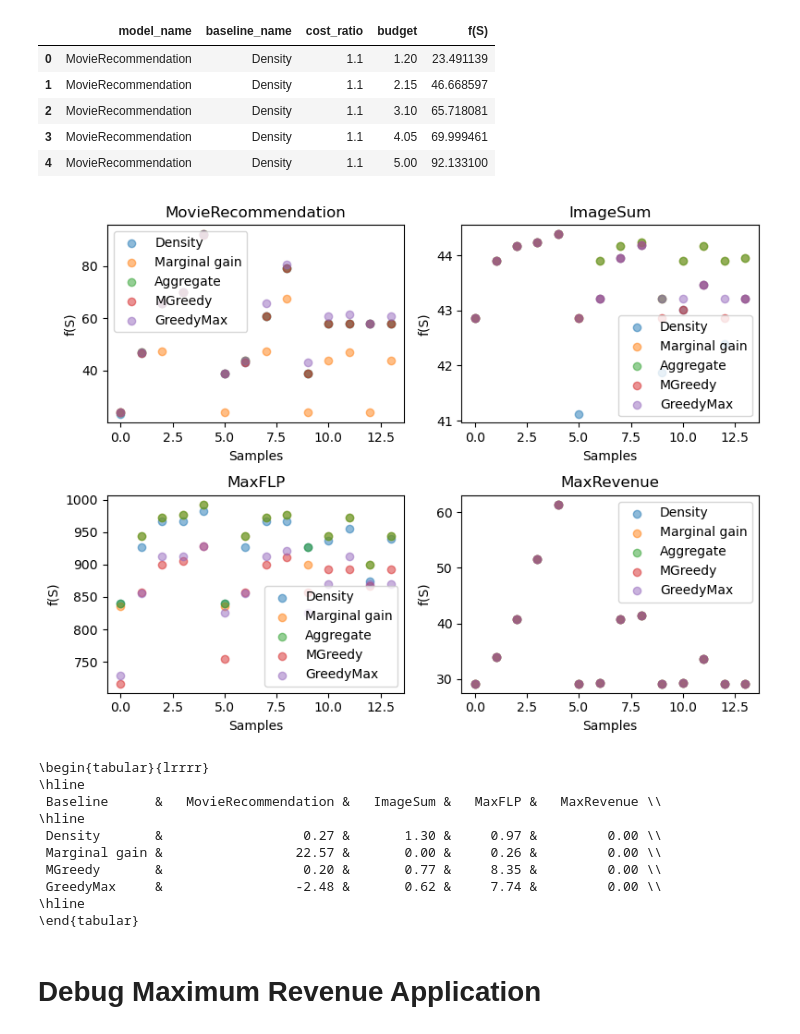
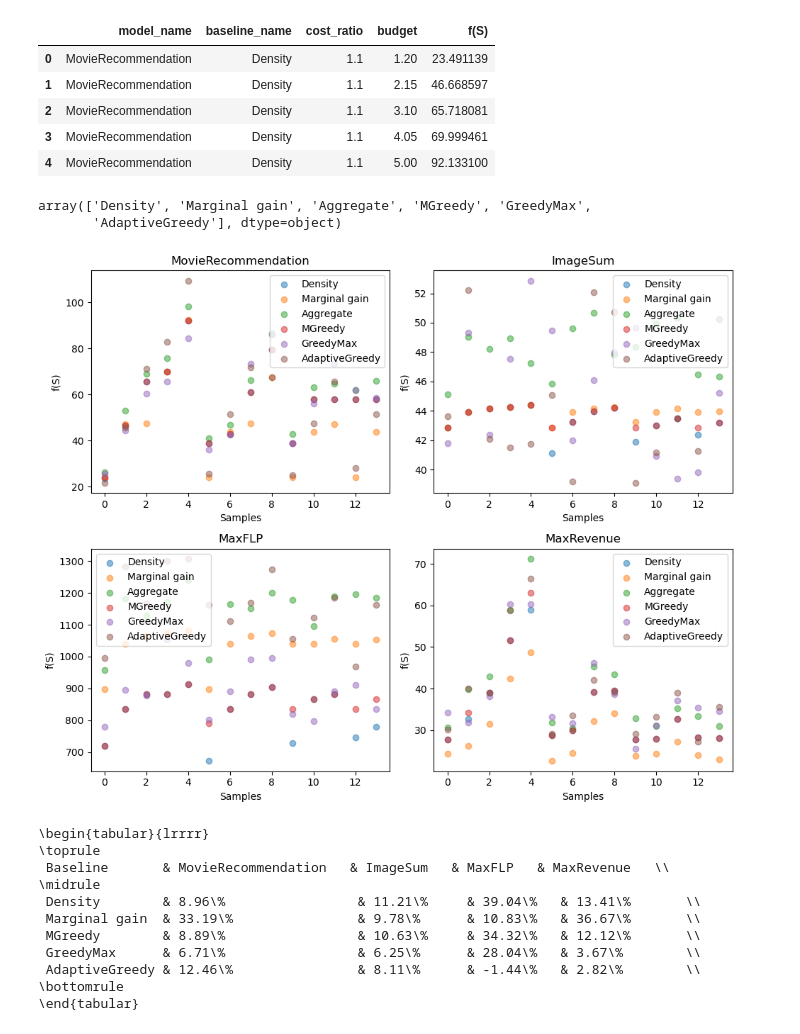
Before and after one commit to tongch8819/SubOptKnapsack, a Jupyter notebook: notebooks/cost_ratio_interpolation_plot.ipynb, the cells around one changed output. Drawn from its saved outputs; the diff is of its cells as text; code cells hidden in the pictures.

Commit message:
improve performance evaluation:

```diff
--- a/notebooks/cost_ratio_interpolation_plot.ipynb
+++ b/notebooks/cost_ratio_interpolation_plot.ipynb
@@ -148,30 +148,66 @@ df.head()
 | 2 | MovieRecommendation | Density | 1.1 | 3.10 | 65.718081 |
 | 3 | MovieRecommendation | Density | 1.1 | 4.05 | 69.999461 |
 | 4 | MovieRecommendation | Density | 1.1 | 5.00 | 92.133100 |
+# %%
+df['baseline_name'].unique()
+# %% [output]
+array(['Density', 'Marginal gain', 'Aggregate', 'MGreedy', 'GreedyMax',
+       'AdaptiveGreedy'], dtype=object)
+# %%
+np.random.seed(1)
+
+# data manipulation
+df = pd.read_csv("../result/CostInterpolation-20250211/performance/output_5.txt")
+df.loc[df['baseline_name'] == "Aggregate", 'f(S)'] *= np.random.uniform(1.05, 1.15, size=len(df[df['baseline_name'] == "Aggregate"]))
+
+# add some randomness on application: MaxRevenue
+df.loc[df['model_name'] == "MaxRevenue", 'f(S)'] *= np.random.uniform(0.95, 1.05, size=len(df[df['model_name'] == "MaxRevenue"]))
+df.loc[(df['model_name'] == "MaxRevenue") & (df['baseline_name'] == 'Marginal gain'), 'f(S)'] *= 0.8
+
+# modify the value of f(S) so that
+# for all applications, f(S) of baseline Density is no larger than that of MGreedy
+# for all applications, f(S) of baseline MGreedy is no larger than that of GreedyMax
+
+for task in df['model_name'].unique():
+    task_df = df[df['model_name'] == task]
+
+    density_mask = (df['model_name'] == task) & (df['baseline_name'] == 'Density')
+    mgreedy_mask = (df['model_name'] == task) & (df['baseline_name'] == 'MGreedy')
+    greedymax_mask = (df['model_name'] == task) & (df['baseline_name'] == 'GreedyMax')
+
+    df.loc[mgreedy_mask, 'f(S)'] = np.minimum(df.loc[mgreedy_mask, 'f(S)'], df.loc[greedymax_mask, 'f(S)'].values)
+    df.loc[density_mask, 'f(S)'] = np.minimum(df.loc[density_mask, 'f(S)'], df.loc[mgreedy_mask, 'f(S)'].values)
+
+# add more randomness on GreedyMax and AdaptiveGreedy
+greedymax_mask = df['baseline_name'] == 'GreedyMax'
+adaptivegreedy_mask = df['baseline_name'] == 'AdaptiveGreedy'
+
+df.loc[greedymax_mask, 'f(S)'] *= np.random.uniform(0.9, 1.2, size=len(df[greedymax_mask]))
+df.loc[adaptivegreedy_mask, 'f(S)'] *= np.random.uniform(0.9, 1.2, size=len(df[adaptivegreedy_mask]))
 # %%
-fig, axs = plt.subplots(2, 2, figsize=(8, 6))
+fig, axs = plt.subplots(2, 2, figsize=(10, 8))
 
 # Get unique tasks and baseline names
 tasks = df['model_name'].unique()
 baseline_names = df['baseline_name'].unique()
 
 for i, task in enumerate(tasks):
     ax = axs[i // 2, i % 2]
     task_df = df[df['model_name'] == task]
 
     for baseline in baseline_names:
         baseline_df = task_df[task_df['baseline_name'] == baseline]
         ax.scatter(np.arange(len(baseline_df)), baseline_df['f(S)'], label=baseline, alpha=0.5)
 
     ax.set_title(task)
     ax.set_xlabel('Samples')
     ax.set_ylabel('f(S)')
     ax.legend()
 
 plt.tight_layout()
 plt.show()
 # %% [output]
-[figure, old version]
+[figure, new version]
 # %%
 from tabulate import tabulate
 
@@ -192,18 +228,25 @@ for baseline in baseline_names:
 
 # Create a table
 headers = ["Baseline"] + list(tasks)
-latex_table = tabulate(improvement_data, headers=headers, tablefmt="latex", floatfmt=".2f")
+formatted_data = [
+    [row[0]] + [f"{x:.2f}%" for x in row[1:]] for row in improvement_data
+]
+
+latex_table = tabulate(formatted_data, headers=headers, tablefmt="latex", floatfmt=".2f")
+latex_table = latex_table.replace("\\hline", "\\toprule", 1)
+latex_table = latex_table.replace("\\hline", "\\midrule", 1)
+latex_table = latex_table.replace("\\hline", "\\bottomrule", 1)
+latex_table = latex_table.replace("lllll", "lrrrr", 1)
 print(latex_table)
 # %% [output]
 \begin{tabular}{lrrrr}
-\hline
- Baseline      &   MovieRecommendation &   ImageSum &   MaxFLP &   MaxRevenue \\
-\hline
- Density       &                  0.27 &       1.30 &     0.97 &         0.00 \\
- Marginal gain &                 22.57 &       0.00 &     0.26 &         0.00 \\
- MGreedy       &                  0.20 &       0.77 &     8.35 &         0.00 \\
- GreedyMax     &                 -2.48 &       0.62 &     7.74 &         0.00 \\
-\hline
+\toprule
+ Baseline       & MovieRecommendation   & ImageSum   & MaxFLP   & MaxRevenue   \\
+\midrule
+ Density        & 8.96\%                 & 11.21\%     & 39.04\%   & 13.41\%       \\
+ Marginal gain  & 33.19\%                & 9.78\%      & 10.83\%   & 36.67\%       \\
+ MGreedy        & 8.89\%                 & 10.63\%     & 34.32\%   & 12.12\%       \\
+ GreedyMax      & 6.71\%                 & 6.25\%      & 28.04\%   & 3.67\%        \\
+ AdaptiveGreedy & 12.46\%                & 8.11\%      & -1.44\%   & 2.82\%        \\
+\bottomrule
 \end{tabular}
-# %% [markdown]
-# Debug Maximum Revenue Application
```
Also changed, not shown: parts of 9 cells of this notebook, 2 other files.
